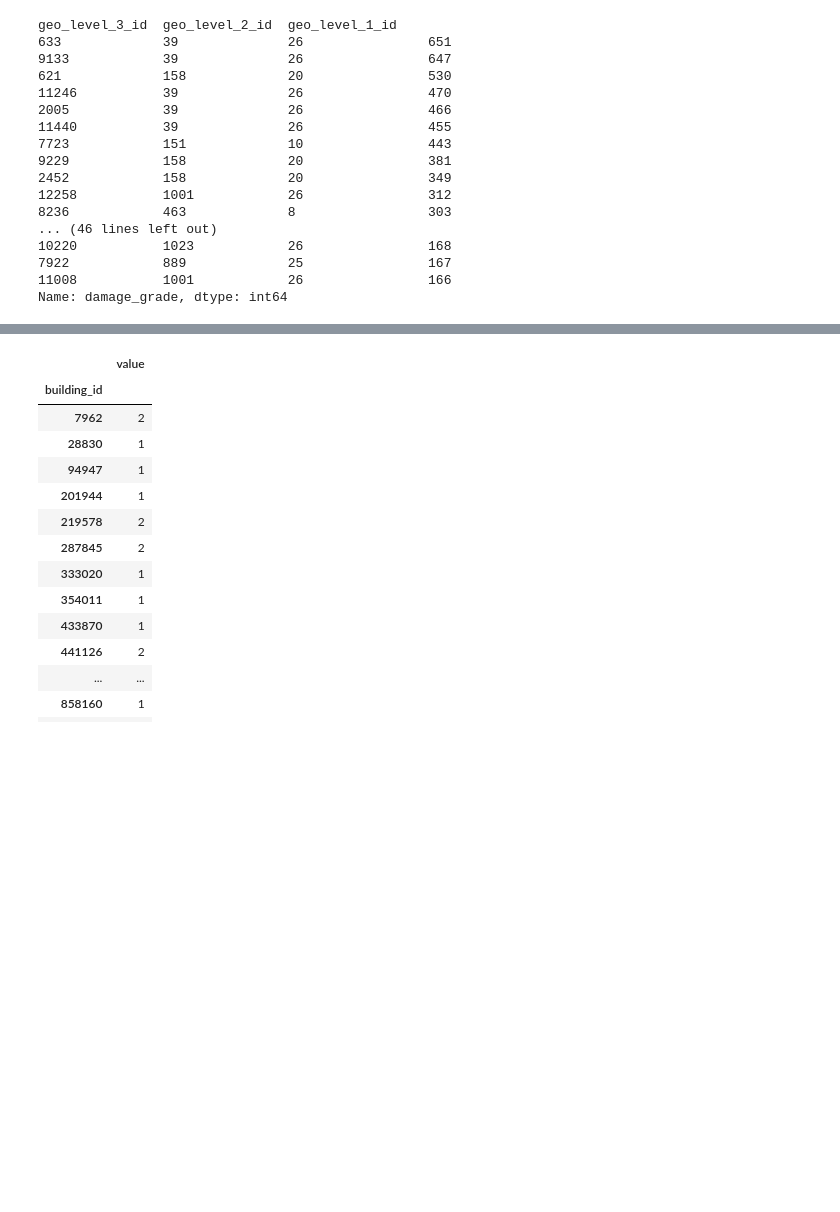
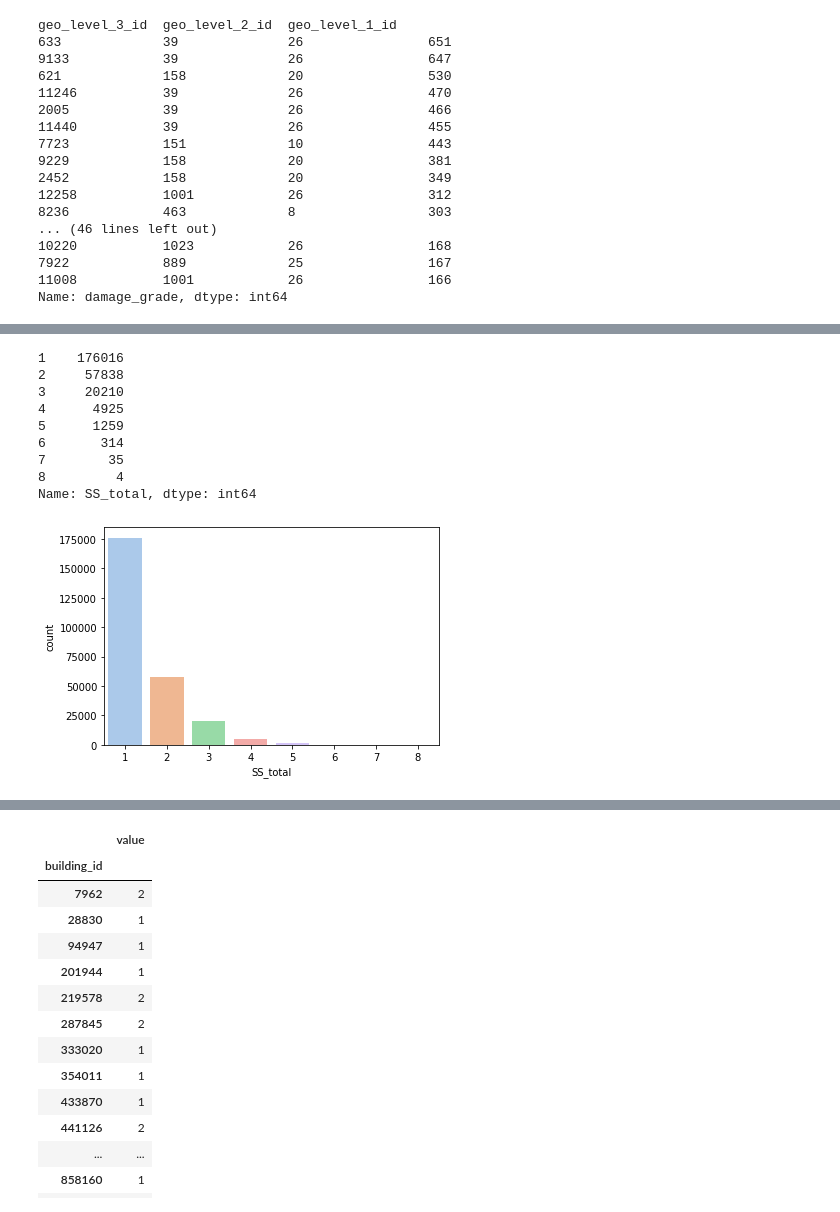
Before and after one commit to VandhanaV/Richetors-predictor-, a Jupyter notebook: RP.ipynb, the cells around one changed output, grey strips where cells are left out. Cells and saved outputs as stored; diff of their text form; code cells hidden in the pictures; blank space fills up the shorter version.

```diff
--- a/RP.ipynb
+++ b/RP.ipynb
@@ -335,14 +346,3 @@ geo_level_3_id  geo_level_2_id  geo_level_1_id
 7922            889             25                167
 11008           1001            26                166
 Name: damage_grade, dtype: int64
-# %%
-df_ss = df[['has_superstructure_adobe_mud',
-       'has_superstructure_mud_mortar_stone', 'has_superstructure_stone_flag',
-       'has_superstructure_cement_mortar_stone',
-       'has_superstructure_mud_mortar_brick',
-       'has_superstructure_cement_mortar_brick', 'has_superstructure_timber',
-       'has_superstructure_bamboo', 'has_superstructure_rc_non_engineered',
-       'has_superstructure_rc_engineered', 'has_superstructure_other']]
-df_ss['sum']=0
-df_ss['sum']=df_ss.sum(axis=1)
-df_ss.loc[590882]
@@ -389,0 +351,14 @@ Length: 260601, dtype: int64
+# %%
+
+def feat_total(data,type):
+  if type=='ss':
+    df_ss = data.iloc[:,14:25]
+    data = pd.concat([data,pd.DataFrame(df_ss.sum(axis=1),columns=['SS_total'])],axis=1)
+  else:
+    df_sec = df.iloc[:,28:38]
+    data = pd.concat([data,pd.DataFrame(df_sec.sum(axis=1),columns=['sec_total'])],axis=1)
+  return data
+# %%
+df = feat_total(df,'ss')
+df = feat_total(df,'sec')
+df.columns
@@ -389,0 +394,15 @@ Length: 260601, dtype: int64
+# %%
+#add value for each column
+sns.countplot(df['SS_total'],palette='pastel')
+df['SS_total'].value_counts()
+# %% [output]
+1    176016
+2     57838
+3     20210
+4      4925
+5      1259
+6       314
+7        35
+8         4
+Name: SS_total, dtype: int64
+[figure, added]
```
Also changed, not shown: parts of 39 cells of this notebook.
